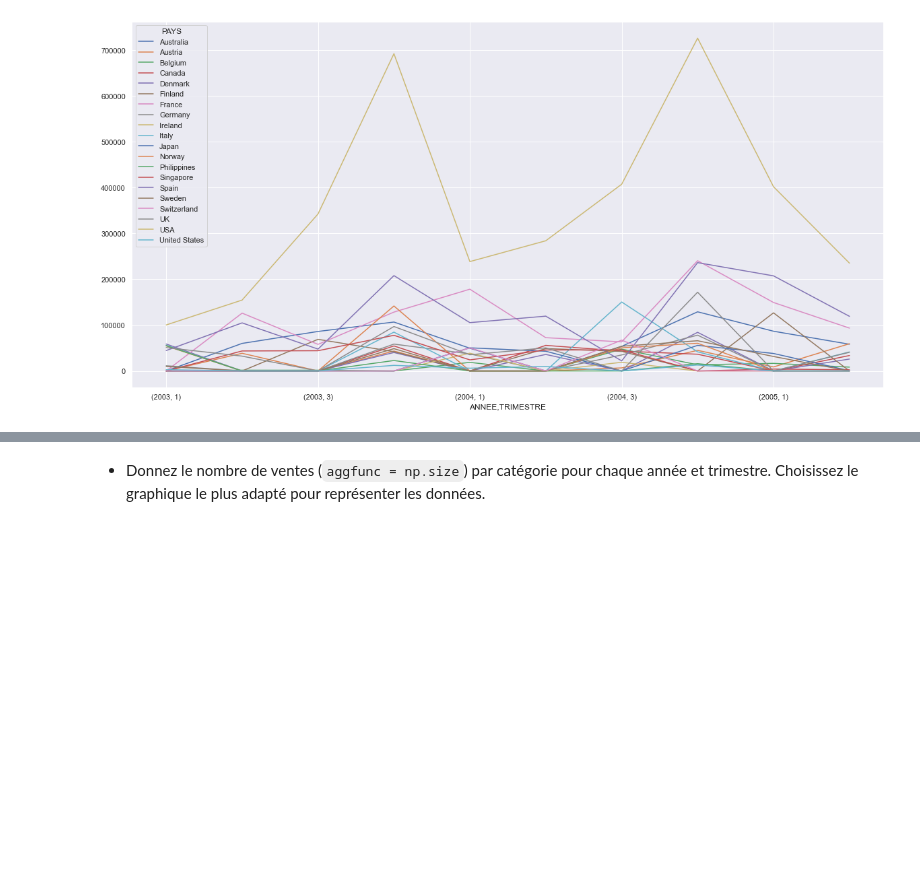
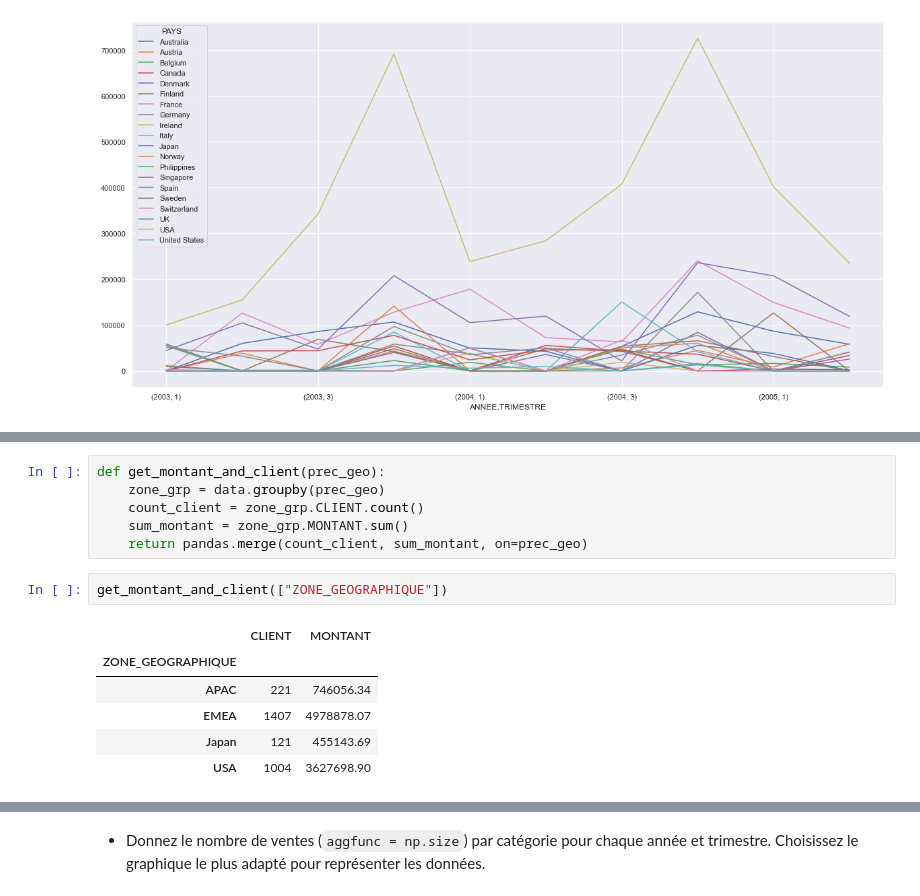
Before and after one commit to BaptisteMahe/ECMDataNaliz, a Jupyter notebook: TD1.ipynb, the cells around one changed output, grey strips where cells are left out. Drawn from its saved outputs; the diff is of its cells as text; blank space fills up the shorter version.

```diff
--- a/TD1.ipynb
+++ b/TD1.ipynb
@@ -187,0 +151,15 @@ client_geo_pivot.plot(kind='bar', figsize= (15, 5))
+# %%
+def get_montant_and_client(prec_geo):
+    zone_grp = data.groupby(prec_geo)
+    count_client = zone_grp.CLIENT.count()
+    sum_montant = zone_grp.MONTANT.sum()
+    return pandas.merge(count_client, sum_montant, on=prec_geo)
+# %%
+get_montant_and_client(["ZONE_GEOGRAPHIQUE"])
+# %% [output]
+|  | CLIENT | MONTANT |
+| ZONE_GEOGRAPHIQUE |  |  |
+| APAC | 221 | 746056.34 |
+| EMEA | 1407 | 4978878.07 |
+| Japan | 121 | 455143.69 |
+| USA | 1004 | 3627698.90 |
```
Also changed, not shown: parts of 8 cells of this notebook.
